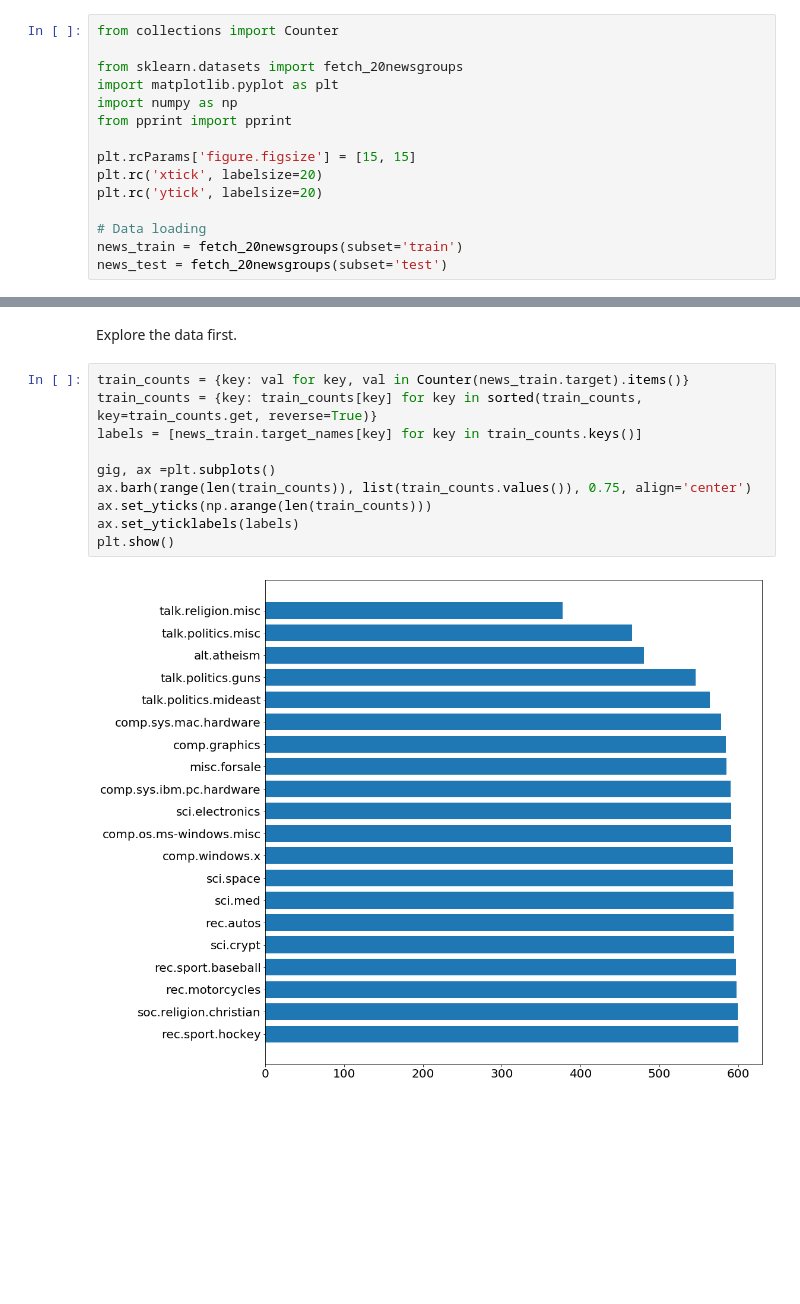
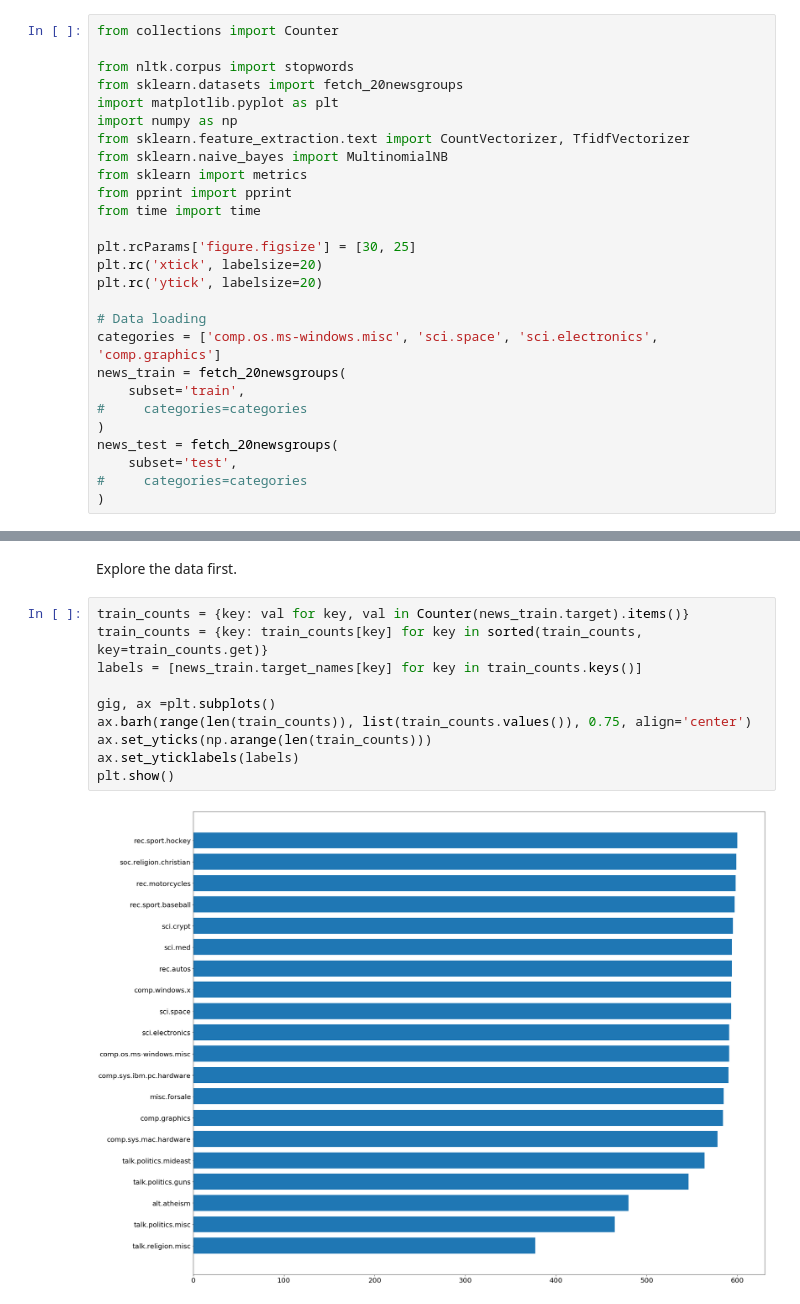
Before and after one commit to piotrbajger/sgh-nlp, a Jupyter notebook: 20news.ipynb, the cells around one changed output, grey strips where cells are left out. Cells and saved outputs as stored; diff of their text form; blank space fills up the shorter version.

```diff
--- a/20news.ipynb
+++ b/20news.ipynb
@@ -1,15 +1,27 @@
 # %%
 from collections import Counter
 
+from nltk.corpus import stopwords
 from sklearn.datasets import fetch_20newsgroups
 import matplotlib.pyplot as plt
 import numpy as np
+from sklearn.feature_extraction.text import CountVectorizer, TfidfVectorizer
+from sklearn.naive_bayes import MultinomialNB
+from sklearn import metrics
 from pprint import pprint
+from time import time
 
-plt.rcParams['figure.figsize'] = [15, 15]
+plt.rcParams['figure.figsize'] = [30, 25]
 plt.rc('xtick', labelsize=20)
 plt.rc('ytick', labelsize=20)
 
 # Data loading
-news_train = fetch_20newsgroups(subset='train')
-news_test = fetch_20newsgroups(subset='test')
+categories = ['comp.os.ms-windows.misc', 'sci.space', 'sci.electronics', 'comp.graphics']
+news_train = fetch_20newsgroups(
+    subset='train',
+#     categories=categories
+)
+news_test = fetch_20newsgroups(
+    subset='test',
+#     categories=categories
+)
@@ -17,13 +47,13 @@ news_test = fetch_20newsgroups(subset='test')
 Explore the data first.
 # %%
 train_counts = {key: val for key, val in Counter(news_train.target).items()}
-train_counts = {key: train_counts[key] for key in sorted(train_counts, key=train_counts.get, reverse=True)}
+train_counts = {key: train_counts[key] for key in sorted(train_counts, key=train_counts.get)}
 labels = [news_train.target_names[key] for key in train_counts.keys()]
 
 gig, ax =plt.subplots()
 ax.barh(range(len(train_counts)), list(train_counts.values()), 0.75, align='center')
 ax.set_yticks(np.arange(len(train_counts)))
 ax.set_yticklabels(labels)
 plt.show()
 # %% [output]
-[figure, old version]
+[figure, new version]
```
Also changed, not shown: parts of 4 cells of this notebook, 1 other file.
